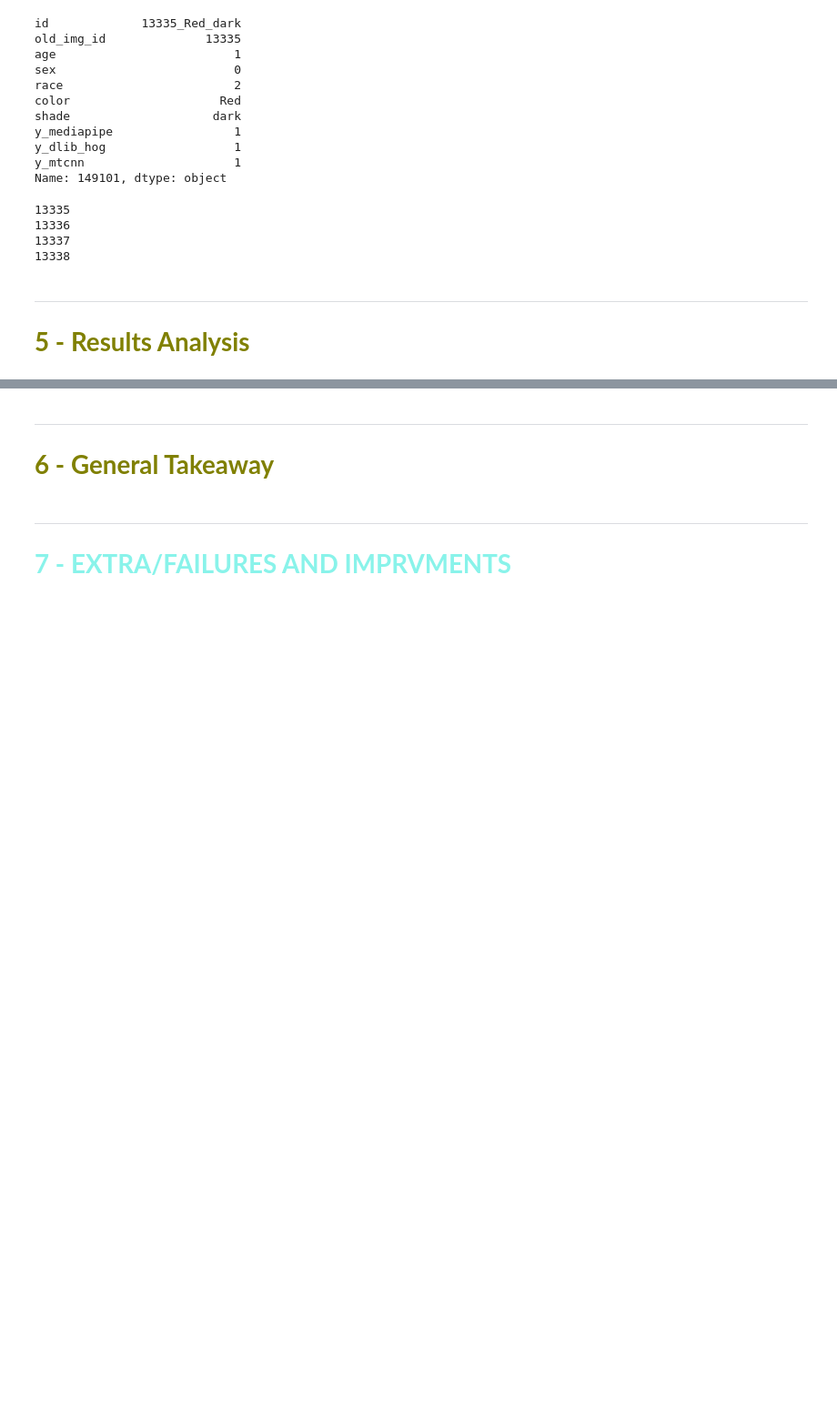
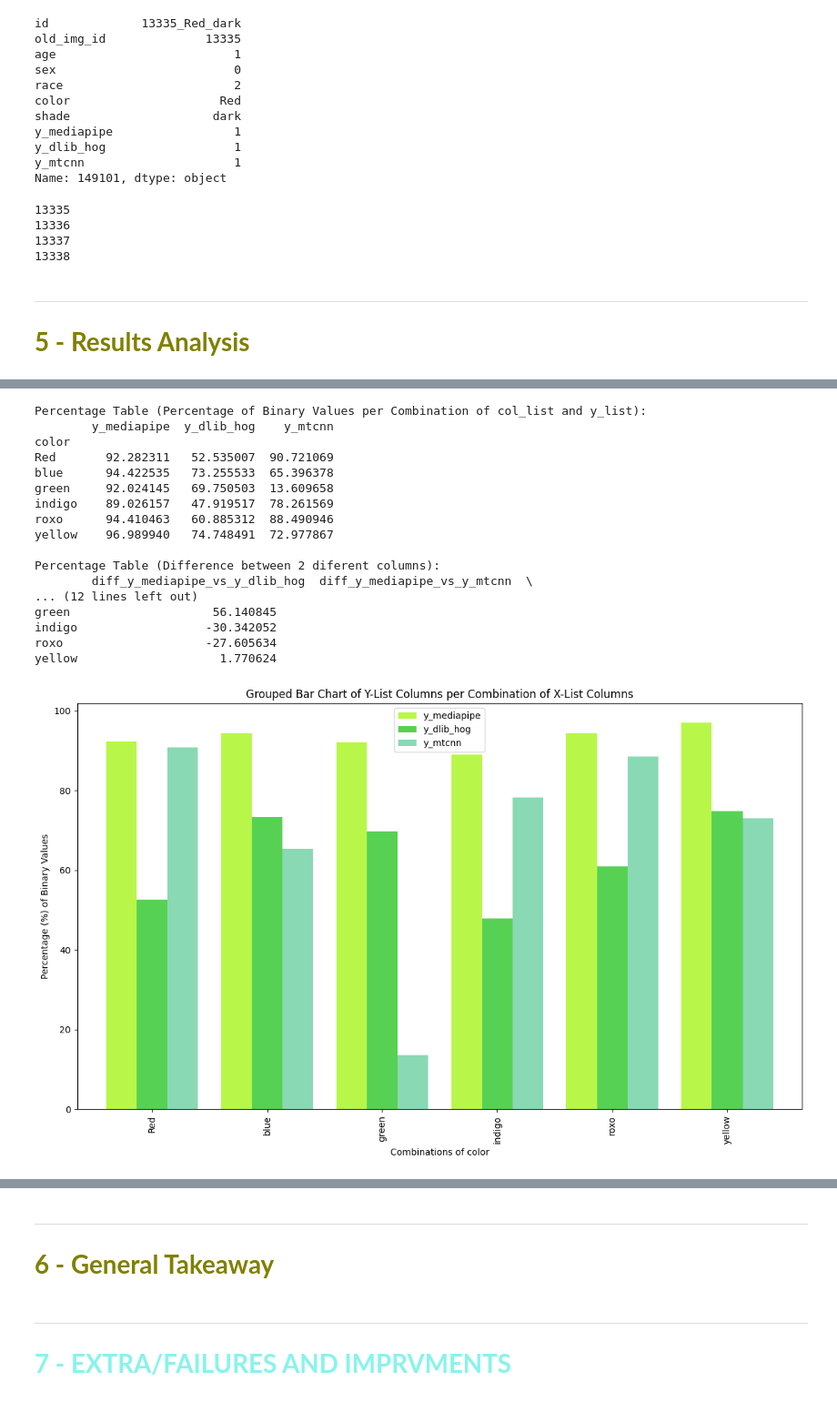
Before and after one commit to BOB-o-rabanete/Colored_Faces, a Jupyter notebook: main.ipynb, the cells around one changed output, grey strips where cells are left out. Shown at 91% size. Cells and saved outputs as stored; diff of their text form; code cells hidden in the pictures; blank space fills up the shorter version.

```diff
--- a/main.ipynb
+++ b/main.ipynb
@@ -509,0 +631,21 @@ for same shade:
+# %%
+generalScoreModel(df=df, col_list=['color'], color=c_l)
+# %% [output]
+Percentage Table (Percentage of Binary Values per Combination of col_list and y_list):
+        y_mediapipe  y_dlib_hog    y_mtcnn
+color
+Red       92.282311   52.535007  90.721069
+blue      94.422535   73.255533  65.396378
+green     92.024145   69.750503  13.609658
+indigo    89.026157   47.919517  78.261569
+roxo      94.410463   60.885312  88.490946
+yellow    96.989940   74.748491  72.977867
+
+Percentage Table (Difference between 2 diferent columns):
+        diff_y_mediapipe_vs_y_dlib_hog  diff_y_mediapipe_vs_y_mtcnn  \
+... (12 lines left out)
+green                    56.140845
+indigo                  -30.342052
+roxo                    -27.605634
+yellow                    1.770624
+[figure, added]
```
Also changed, not shown: parts of 25 cells of this notebook, 2 other files.
